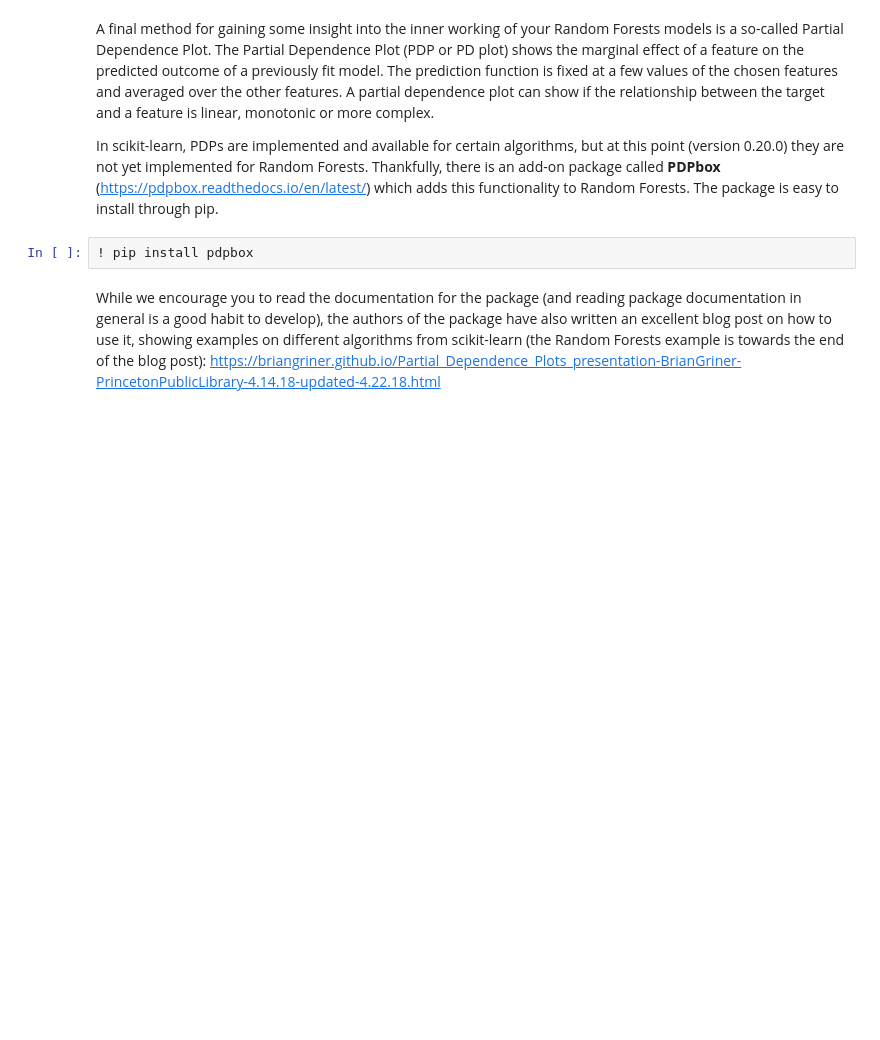
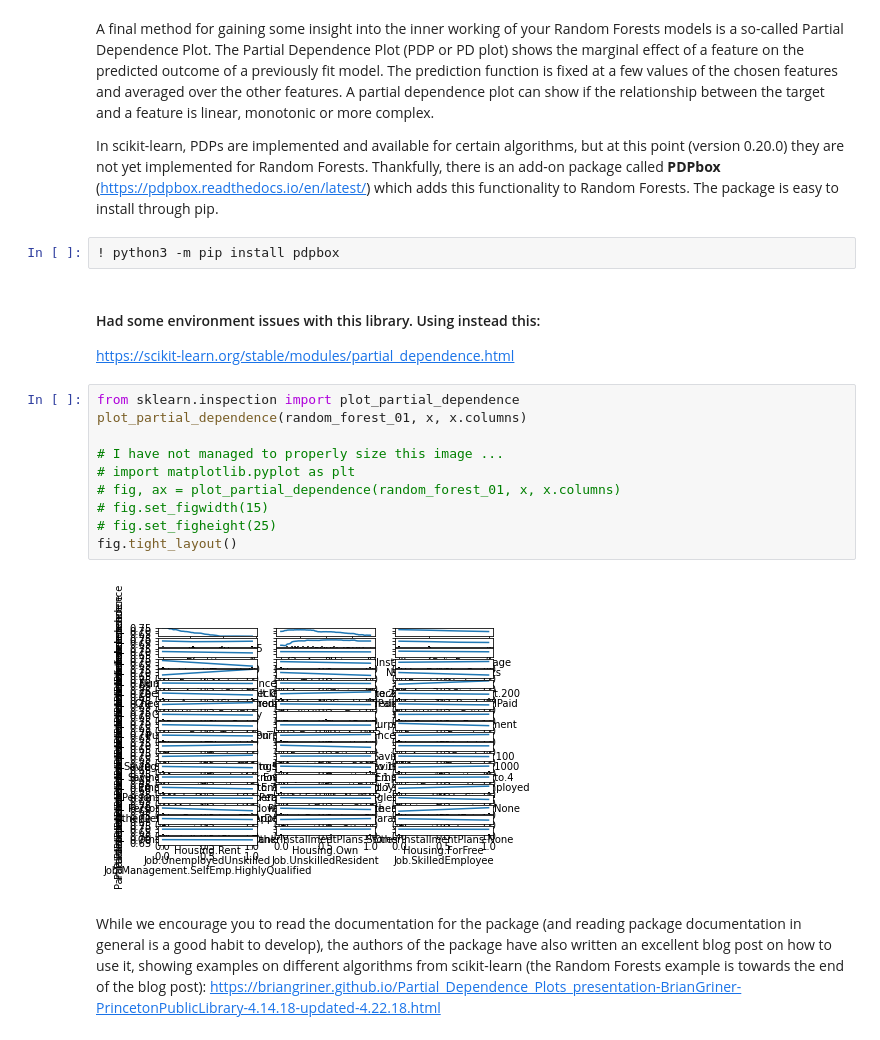
Before and after one commit to dantohe/Springboard, a Jupyter notebook: trees/Mini_Project_Tree-Based_Algorithms.ipynb, the cells around one changed output. Drawn from its saved outputs; the diff is of its cells as text; blank space fills up the shorter version.

```diff
--- a/trees/Mini_Project_Tree-Based_Algorithms.ipynb
+++ b/trees/Mini_Project_Tree-Based_Algorithms.ipynb
@@ -403,7 +490,22 @@ A final method for gaining some insight into the inner working of your Random Fo
 
 In scikit-learn, PDPs are implemented and available for certain algorithms, but at this point (version 0.20.0) they are not yet implemented for Random Forests. Thankfully, there is an add-on package called **PDPbox** (https://pdpbox.readthedocs.io/en/latest/) which adds this functionality to Random Forests. The package is easy to install through pip.
 # %%
-! pip install pdpbox
+! python3 -m pip install pdpbox
+# %% [markdown]
+#### Had some environment issues with this library. Using instead this:
+https://scikit-learn.org/stable/modules/partial_dependence.html
+# %%
+from sklearn.inspection import plot_partial_dependence
+plot_partial_dependence(random_forest_01, x, x.columns)
+
+# I have not managed to properly size this image ...
+# import matplotlib.pyplot as plt
+# fig, ax = plot_partial_dependence(random_forest_01, x, x.columns)
+# fig.set_figwidth(15)
+# fig.set_figheight(25)
+fig.tight_layout()
+# %% [output]
+[figure, added]
 # %% [markdown]
 While we encourage you to read the documentation for the package (and reading package documentation in general is a good habit to develop), the authors of the package have also written an excellent blog post on how to use it, showing examples on different algorithms from scikit-learn (the Random Forests example is towards the end of the blog post): https://briangriner.github.io/Partial_Dependence_Plots_presentation-BrianGriner-PrincetonPublicLibrary-4.14.18-updated-4.22.18.html
 # %% [markdown]
```
Also changed, not shown: parts of 15 cells of this notebook.
